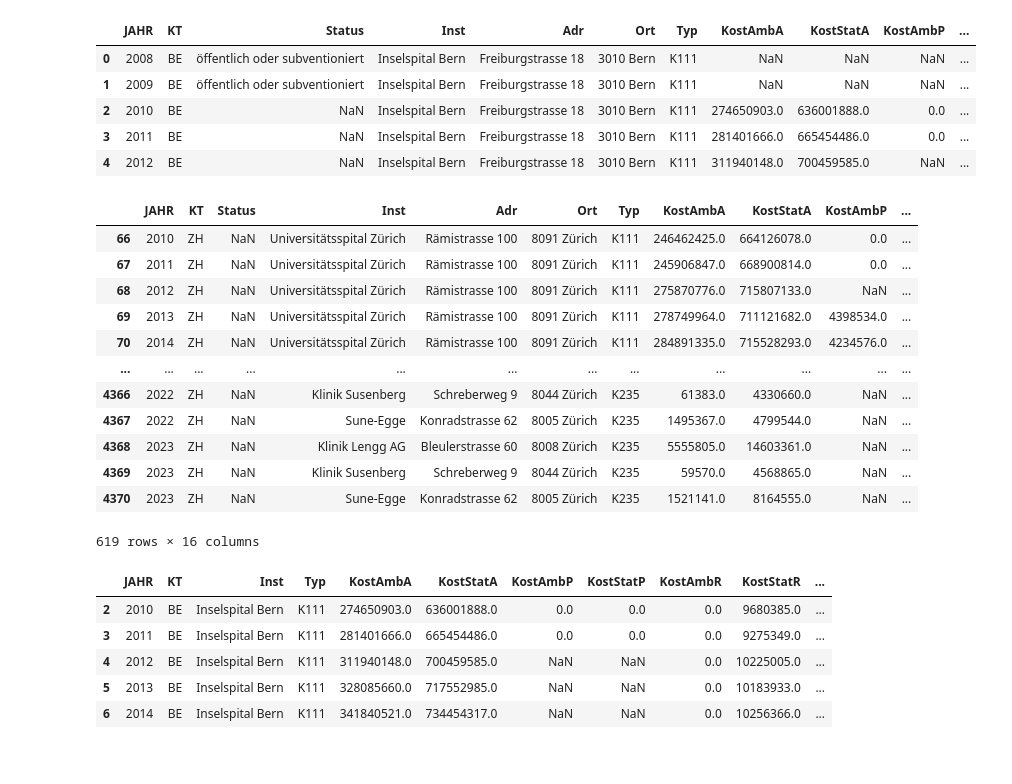
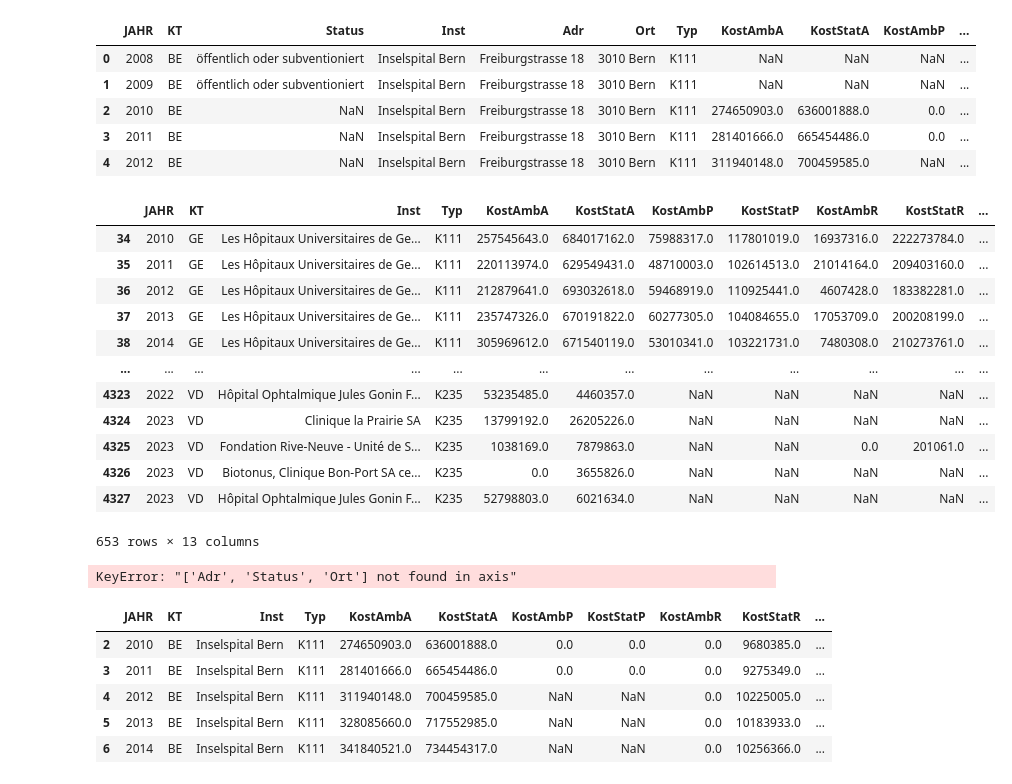
Before and after one commit to jeliigis/final-project-jbns, a Jupyter notebook: scripts/hospital_costs_new.ipynb, the cells around one changed output. Drawn from its saved outputs; the diff is of its cells as text; code cells hidden in the pictures.

Commit message:
some additional changes in df_cost

```diff
--- a/scripts/hospital_costs_new.ipynb
+++ b/scripts/hospital_costs_new.ipynb
@@ -4,7 +4,7 @@
 
 import pandas as pd
 
-df_cost = pd.read_excel('/Users/jeremystieger/Documents/5. Semester/Data analysis with Python/Data FP - JBNS/cost_hospitals.xlsx')
+df_cost = pd.read_excel('/Users/jelenanaf/Desktop/UZH/HS25/Analysis with Python/cost_hospitals.xlsx')
 # %%
 #make sure it uploaded correctly
 
@@ -23,7 +23,7 @@ df_cost = df_cost[df_cost['JAHR'] >= 2010]
 #zuordnen der Kantone nach Grossregionen
 
 kanton_to_region= {
-    'GE': 'Genferseeregion', 'VD': 'Genferseeregion', 'VS': 'Genferseeregion',
+    'GE': 'Région lémanique', 'VD': 'Région lémanique', 'VS': 'Région lémanique',
     'BE': 'Espace Mittelland', 'FR': 'Espace Mittelland', 'SO': 'Espace Mittelland',
     'NE': 'Espace Mittelland', 'JU': 'Espace Mittelland',
     'BS': 'Nordwestschweiz', 'BL': 'Nordwestschweiz', 'AG': 'Nordwestschweiz',
@@ -39,25 +39,27 @@ kanton_to_region= {
 df_cost['Grossregion']= df_cost['KT'].map(kanton_to_region)
 # %%
 df_cost.head(20)
-df_cost.query("Grossregion == 'Zürich'")
+df_cost.query("Grossregion == 'Région lémanique'")
 # %% [output]
-|  | JAHR | KT | Status | Inst | Adr | Ort | Typ | KostAmbA | KostStatA | KostAmbP | ... |
-| 66 | 2010 | ZH | NaN | Universitätsspital Zürich | Rämistrasse 100 | 8091 Zürich | K111 | 246462425.0 | 664126078.0 | 0.0 | ... |
-| 67 | 2011 | ZH | NaN | Universitätsspital Zürich | Rämistrasse 100 | 8091 Zürich | K111 | 245906847.0 | 668900814.0 | 0.0 | ... |
-| 68 | 2012 | ZH | NaN | Universitätsspital Zürich | Rämistrasse 100 | 8091 Zürich | K111 | 275870776.0 | 715807133.0 | NaN | ... |
-| 69 | 2013 | ZH | NaN | Universitätsspital Zürich | Rämistrasse 100 | 8091 Zürich | K111 | 278749964.0 | 711121682.0 | 4398534.0 | ... |
-| 70 | 2014 | ZH | NaN | Universitätsspital Zürich | Rämistrasse 100 | 8091 Zürich | K111 | 284891335.0 | 715528293.0 | 4234576.0 | ... |
+|  | JAHR | KT | Inst | Typ | KostAmbA | KostStatA | KostAmbP | KostStatP | KostAmbR | KostStatR | ... |
+| 34 | 2010 | GE | Les Hôpitaux Universitaires de Ge... | K111 | 257545643.0 | 684017162.0 | 75988317.0 | 117801019.0 | 16937316.0 | 222273784.0 | ... |
+| 35 | 2011 | GE | Les Hôpitaux Universitaires de Ge... | K111 | 220113974.0 | 629549431.0 | 48710003.0 | 102614513.0 | 21014164.0 | 209403160.0 | ... |
+| 36 | 2012 | GE | Les Hôpitaux Universitaires de Ge... | K111 | 212879641.0 | 693032618.0 | 59468919.0 | 110925441.0 | 4607428.0 | 183382281.0 | ... |
+| 37 | 2013 | GE | Les Hôpitaux Universitaires de Ge... | K111 | 235747326.0 | 670191822.0 | 60277305.0 | 104084655.0 | 17053709.0 | 200208199.0 | ... |
+| 38 | 2014 | GE | Les Hôpitaux Universitaires de Ge... | K111 | 305969612.0 | 671540119.0 | 53010341.0 | 103221731.0 | 7480308.0 | 210273761.0 | ... |
 | ... | ... | ... | ... | ... | ... | ... | ... | ... | ... | ... | ... |
-| 4366 | 2022 | ZH | NaN | Klinik Susenberg | Schreberweg 9 | 8044 Zürich | K235 | 61383.0 | 4330660.0 | NaN | ... |
-| 4367 | 2022 | ZH | NaN | Sune-Egge | Konradstrasse 62 | 8005 Zürich | K235 | 1495367.0 | 4799544.0 | NaN | ... |
-| 4368 | 2023 | ZH | NaN | Klinik Lengg AG | Bleulerstrasse 60 | 8008 Zürich | K235 | 5555805.0 | 14603361.0 | NaN | ... |
-| 4369 | 2023 | ZH | NaN | Klinik Susenberg | Schreberweg 9 | 8044 Zürich | K235 | 59570.0 | 4568865.0 | NaN | ... |
-| 4370 | 2023 | ZH | NaN | Sune-Egge | Konradstrasse 62 | 8005 Zürich | K235 | 1521141.0 | 8164555.0 | NaN | ... |
+| 4323 | 2022 | VD | Hôpital Ophtalmique Jules Gonin F... | K235 | 53235485.0 | 4460357.0 | NaN | NaN | NaN | NaN | ... |
+| 4324 | 2023 | VD | Clinique la Prairie SA | K235 | 13799192.0 | 26205226.0 | NaN | NaN | NaN | NaN | ... |
+| 4325 | 2023 | VD | Fondation Rive-Neuve - Unité de S... | K235 | 1038169.0 | 7879863.0 | NaN | NaN | 0.0 | 201061.0 | ... |
+| 4326 | 2023 | VD | Biotonus, Clinique Bon-Port SA ce... | K235 | 0.0 | 3655826.0 | NaN | NaN | NaN | NaN | ... |
+| 4327 | 2023 | VD | Hôpital Ophtalmique Jules Gonin F... | K235 | 52798803.0 | 6021634.0 | NaN | NaN | NaN | NaN | ... |
-619 rows × 16 columns
+653 rows × 13 columns
 # %%
 #Spalten entfernen, die wir sicherlich nicht mehr benötigen
 
 df_cost= df_cost.drop(columns=['Adr', 'Status', 'Ort'])
+# %% [output]
+KeyError: "['Adr', 'Status', 'Ort'] not found in axis"
 # %%
 #überprüfen
 df_cost.head()
```
Also changed, not shown: parts of 2 cells of this notebook, 1 other file.
